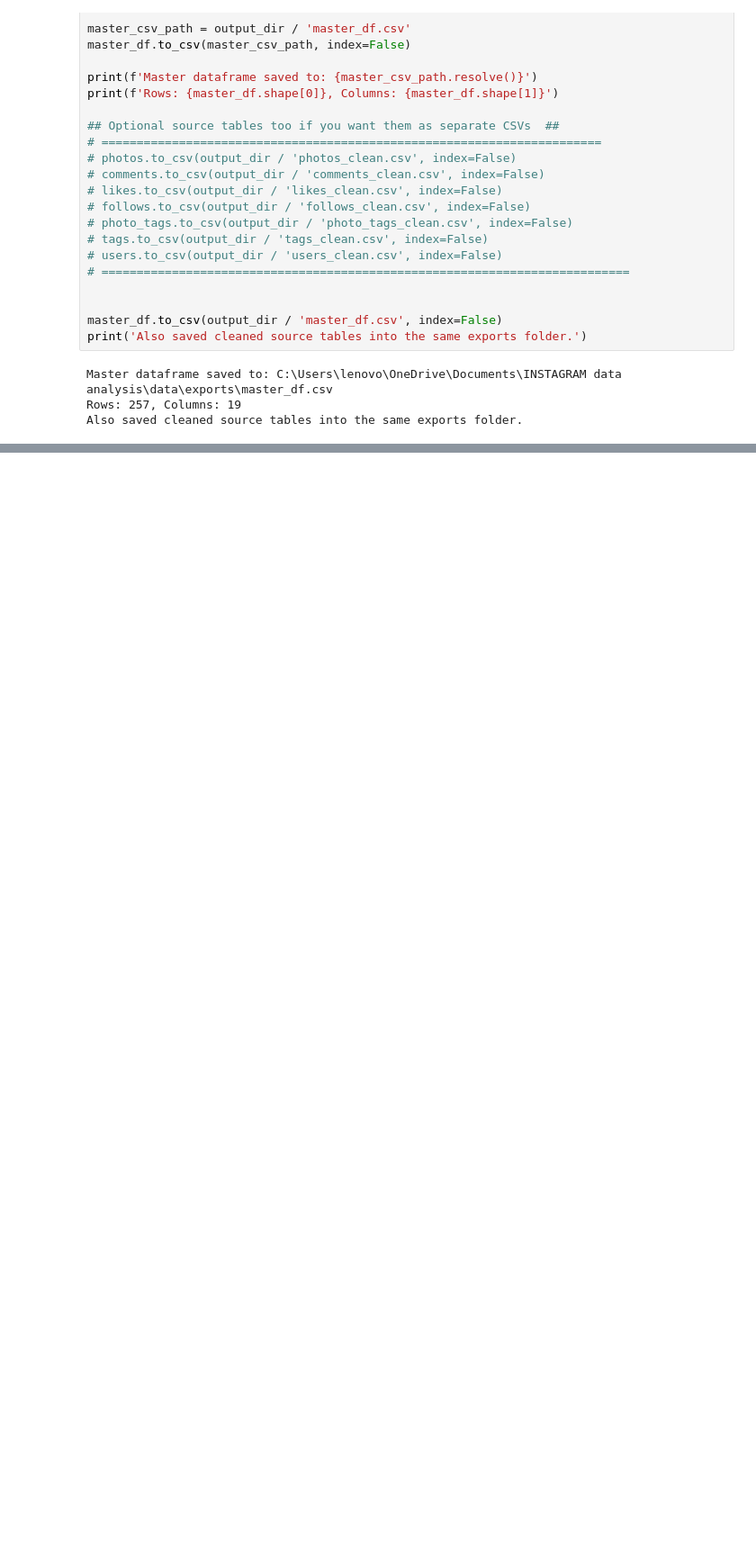
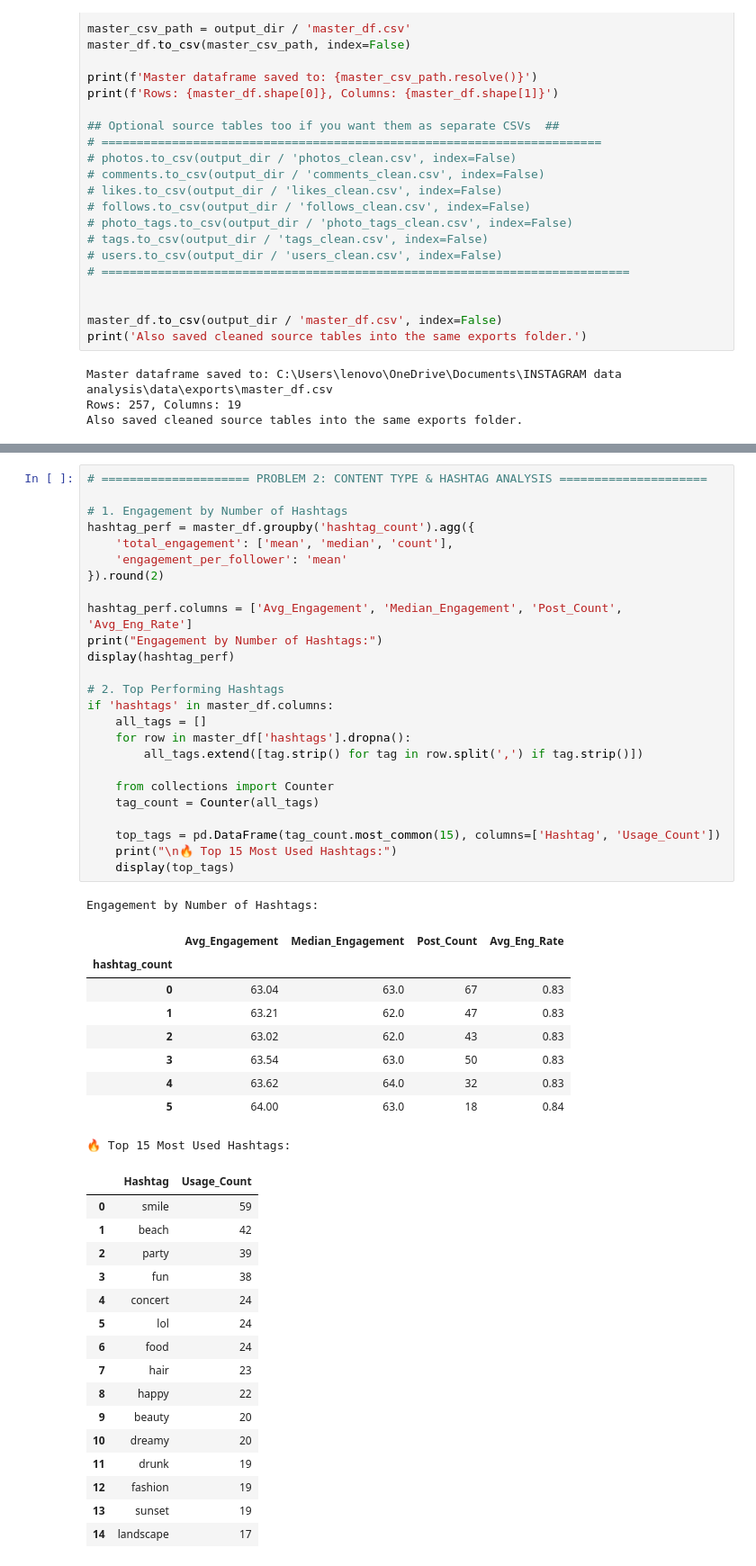
Before and after one commit to adithyan-sys/INSTAGRAM-DATA-ANALYSIS, a Jupyter notebook: code/analysis.ipynb, the cells around one changed output, grey strips where cells are left out. Shown at 90% size. Drawn from its saved outputs; the diff is of its cells as text; blank space fills up the shorter version.

Commit message:
add new analysis and csv updates

```diff
--- a/code/analysis.ipynb
+++ b/code/analysis.ipynb
@@ -295,0 +305,52 @@ Also saved cleaned source tables into the same exports folder.
+# %%
+# ===================== PROBLEM 2: CONTENT TYPE & HASHTAG ANALYSIS =====================
+
+# 1. Engagement by Number of Hashtags
+hashtag_perf = master_df.groupby('hashtag_count').agg({
+    'total_engagement': ['mean', 'median', 'count'],
+    'engagement_per_follower': 'mean'
+}).round(2)
+
+hashtag_perf.columns = ['Avg_Engagement', 'Median_Engagement', 'Post_Count', 'Avg_Eng_Rate']
+print("Engagement by Number of Hashtags:")
+display(hashtag_perf)
+
+# 2. Top Performing Hashtags
+if 'hashtags' in master_df.columns:
+    all_tags = []
+    for row in master_df['hashtags'].dropna():
+        all_tags.extend([tag.strip() for tag in row.split(',') if tag.strip()])
+
+    from collections import Counter
+    tag_count = Counter(all_tags)
+
+    top_tags = pd.DataFrame(tag_count.most_common(15), columns=['Hashtag', 'Usage_Count'])
+    print("\n🔥 Top 15 Most Used Hashtags:")
+    display(top_tags)
+# %% [output]
+Engagement by Number of Hashtags:
+|  | Avg_Engagement | Median_Engagement | Post_Count | Avg_Eng_Rate |
+| hashtag_count |  |  |  |  |
+| 0 | 63.04 | 63.0 | 67 | 0.83 |
+| 1 | 63.21 | 62.0 | 47 | 0.83 |
+| 2 | 63.02 | 62.0 | 43 | 0.83 |
+| 3 | 63.54 | 63.0 | 50 | 0.83 |
+| 4 | 63.62 | 64.0 | 32 | 0.83 |
+| 5 | 64.00 | 63.0 | 18 | 0.84 |
+🔥 Top 15 Most Used Hashtags:
+|  | Hashtag | Usage_Count |
+| 0 | smile | 59 |
+| 1 | beach | 42 |
+| 2 | party | 39 |
+| 3 | fun | 38 |
+| 4 | concert | 24 |
+| 5 | lol | 24 |
+| 6 | food | 24 |
+| 7 | hair | 23 |
+| 8 | happy | 22 |
+| 9 | beauty | 20 |
+| 10 | dreamy | 20 |
+| 11 | drunk | 19 |
+| 12 | fashion | 19 |
+| 13 | sunset | 19 |
+| 14 | landscape | 17 |
```
Also changed, not shown: parts of 1 cell of this notebook, 11 other files.
